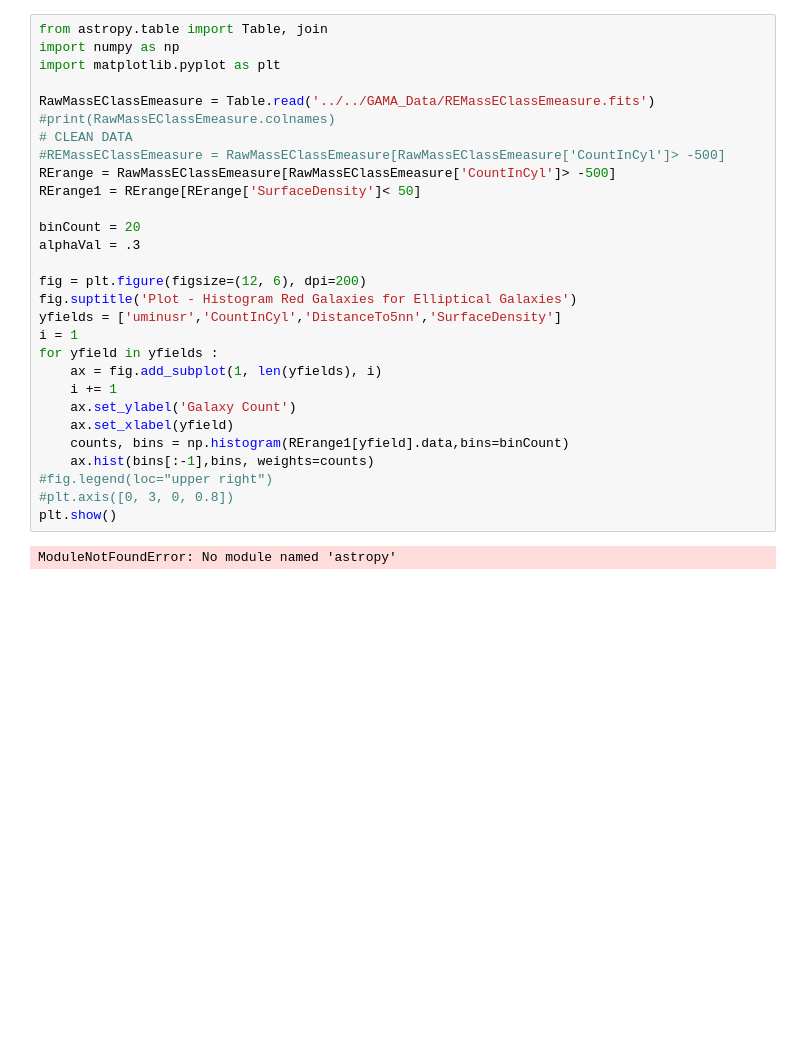
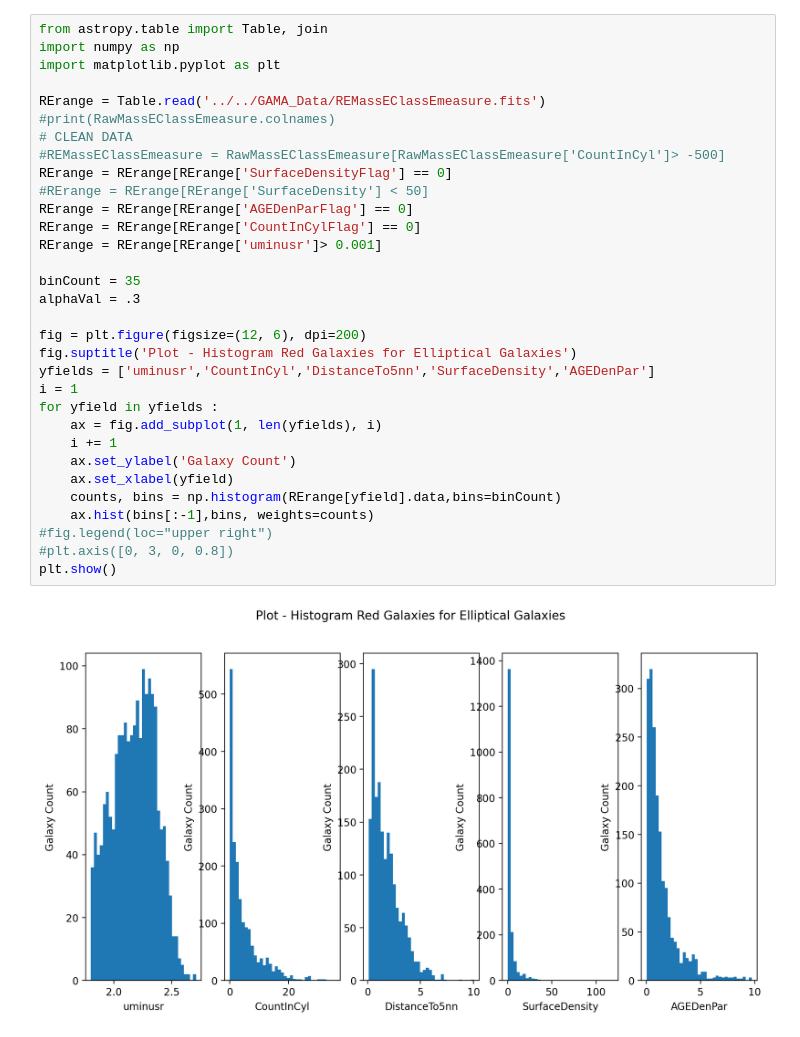
Before and after one commit to KeithSloan/MSc_Project, a Jupyter notebook: Jupyter/AstropyTable/Histogram-Environs.ipynb, the cells around one changed output. Drawn from its saved outputs; the diff is of its cells as text; blank space fills up the shorter version.

```diff
--- a/Jupyter/AstropyTable/Histogram-Environs.ipynb
+++ b/Jupyter/AstropyTable/Histogram-Environs.ipynb
@@ -1,31 +1,34 @@
 # %%
 from astropy.table import Table, join
 import numpy as np
 import matplotlib.pyplot as plt
 
-RawMassEClassEmeasure = Table.read('../../GAMA_Data/REMassEClassEmeasure.fits')
+RErange = Table.read('../../GAMA_Data/REMassEClassEmeasure.fits')
 #print(RawMassEClassEmeasure.colnames)
 # CLEAN DATA
 #REMassEClassEmeasure = RawMassEClassEmeasure[RawMassEClassEmeasure['CountInCyl']> -500]
-RErange = RawMassEClassEmeasure[RawMassEClassEmeasure['CountInCyl']> -500]
-RErange1 = RErange[RErange['SurfaceDensity']< 50]
+RErange = RErange[RErange['SurfaceDensityFlag'] == 0]
+#RErange = RErange[RErange['SurfaceDensity'] < 50]
+RErange = RErange[RErange['AGEDenParFlag'] == 0]
+RErange = RErange[RErange['CountInCylFlag'] == 0]
+RErange = RErange[RErange['uminusr']> 0.001]
 
-binCount = 20
+binCount = 35
 alphaVal = .3
 
 fig = plt.figure(figsize=(12, 6), dpi=200)
 fig.suptitle('Plot - Histogram Red Galaxies for Elliptical Galaxies')
-yfields = ['uminusr','CountInCyl','DistanceTo5nn','SurfaceDensity']
+yfields = ['uminusr','CountInCyl','DistanceTo5nn','SurfaceDensity','AGEDenPar']
 i = 1
 for yfield in yfields :
     ax = fig.add_subplot(1, len(yfields), i)
     i += 1
     ax.set_ylabel('Galaxy Count')
     ax.set_xlabel(yfield)
-    counts, bins = np.histogram(RErange1[yfield].data,bins=binCount)
+    counts, bins = np.histogram(RErange[yfield].data,bins=binCount)
     ax.hist(bins[:-1],bins, weights=counts)
 #fig.legend(loc="upper right")
 #plt.axis([0, 3, 0, 0.8])
 plt.show()
 # %% [output]
-ModuleNotFoundError: No module named 'astropy'
+[figure, added]
```
Also changed, not shown: 10 other files.
